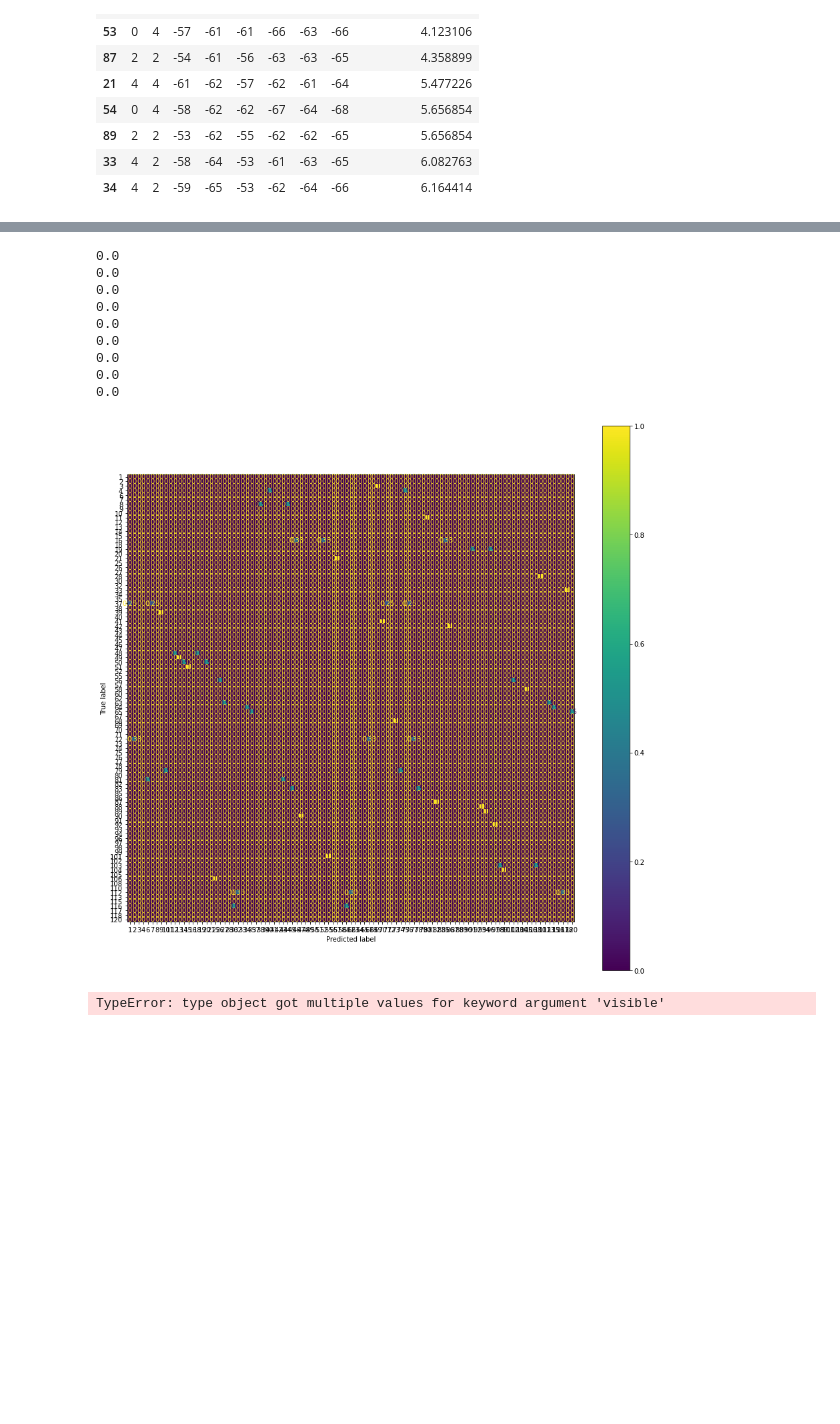
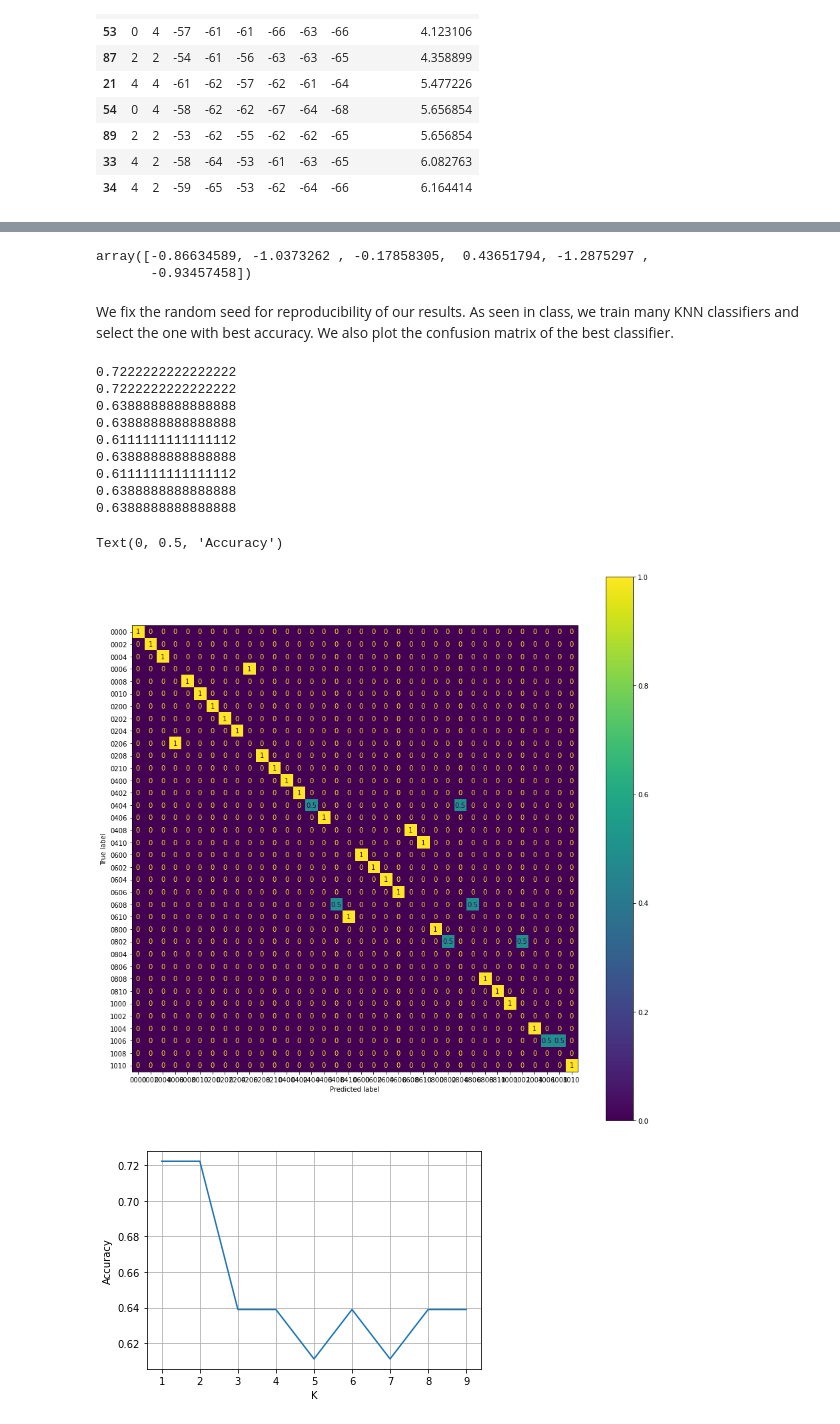
Before and after one commit to francesco-plt/finding-dory, a Jupyter notebook: localization.ipynb, the cells around one changed output, grey strips where cells are left out. Cells and saved outputs as stored; diff of their text form; code cells hidden in the pictures; blank space fills up the shorter version.

```diff
--- a/localization.ipynb
+++ b/localization.ipynb
@@ -272,50 +284,53 @@ display(df_gt)
+# %%
+scaler = StandardScaler()
+
+Y = df_kn['gt']
+X = df_kn.drop('gt',axis=1)
+
+X_norm = scaler.fit_transform(X)
+
+X_train, X_test, y_train, y_test = train_test_split(X_norm, Y, test_size=0.2, stratify=Y)
+
+assert len(y_test) == 36
+
+display(X_train[0])
+# %% [output]
+array([-0.86634589, -1.0373262 , -0.17858305,  0.43651794, -1.2875297 ,
+       -0.93457458])
+# %% [markdown]
+We fix the random seed for reproducibility of our results. As seen in class, we train many KNN classifiers and select the one with best accuracy. We also plot the confusion matrix of the best classifier.
 # %%
-import pandas as pd
-import matplotlib.pyplot as plt
-from sklearn.preprocessing import StandardScaler
-from sklearn.model_selection import train_test_split
-from sklearn.neighbors import KNeighborsClassifier
-from sklearn.metrics import accuracy_score, ConfusionMatrixDisplay
-
-scaler = StandardScaler();
-
-Y = df_gt['gt'];
-X = df_gt.drop('gt',axis=1);
-
-X_norm = scaler.fit_transform(X);
-
-X_train, X_test, y_train, y_test = train_test_split(X_norm, Y, test_size=0.5)
-
 ACCURACY = []
 for k in range(1,10):
   knn = KNeighborsClassifier(n_neighbors=k, weights='distance')
   knn.fit(X_train, y_train)
   knn_predict = knn.predict(X_test)
   accuracy = accuracy_score(y_test, knn_predict)
   ACCURACY.append(accuracy)
   print(accuracy)
 
 bestk = np.argmax(ACCURACY)+1
 knn = KNeighborsClassifier(n_neighbors=bestk, weights='distance')
 knn.fit(X_train, y_train)
 knn_predict = knn.predict(X_test)
-fig, ax = plt.subplots(figsize=(15, 15));
-ConfusionMatrixDisplay.from_predictions(knn_predict, y_test, ax=ax, normalize='true');
+fig, ax = plt.subplots(figsize=(15, 15))
+ConfusionMatrixDisplay.from_predictions(knn_predict, y_test, ax=ax, normalize='true')
 
-fig = plt.figure();
-plt.plot(range(1,10),ACCURACY);
-plt.grid(visible=True);
-plt.xlabel('K');
-plt.ylabel('Accuracy');
+fig = plt.figure()
+plt.plot(range(1,10),ACCURACY)
+plt.grid()
+plt.xlabel('K')
+plt.ylabel('Accuracy')
 # %% [output]
-0.0
-0.0
-0.0
-0.0
-0.0
-0.0
-0.0
-0.0
-0.0
+0.7222222222222222
+0.7222222222222222
+0.6388888888888888
+0.6388888888888888
+0.6111111111111112
+0.6388888888888888
+0.6111111111111112
+0.6388888888888888
+0.6388888888888888
+Text(0, 0.5, 'Accuracy')
-[figure, old version]
+[figure, new version]
-TypeError: type object got multiple values for keyword argument 'visible'
+[figure, added]
```
Also changed, not shown: parts of 24 cells of this notebook.
